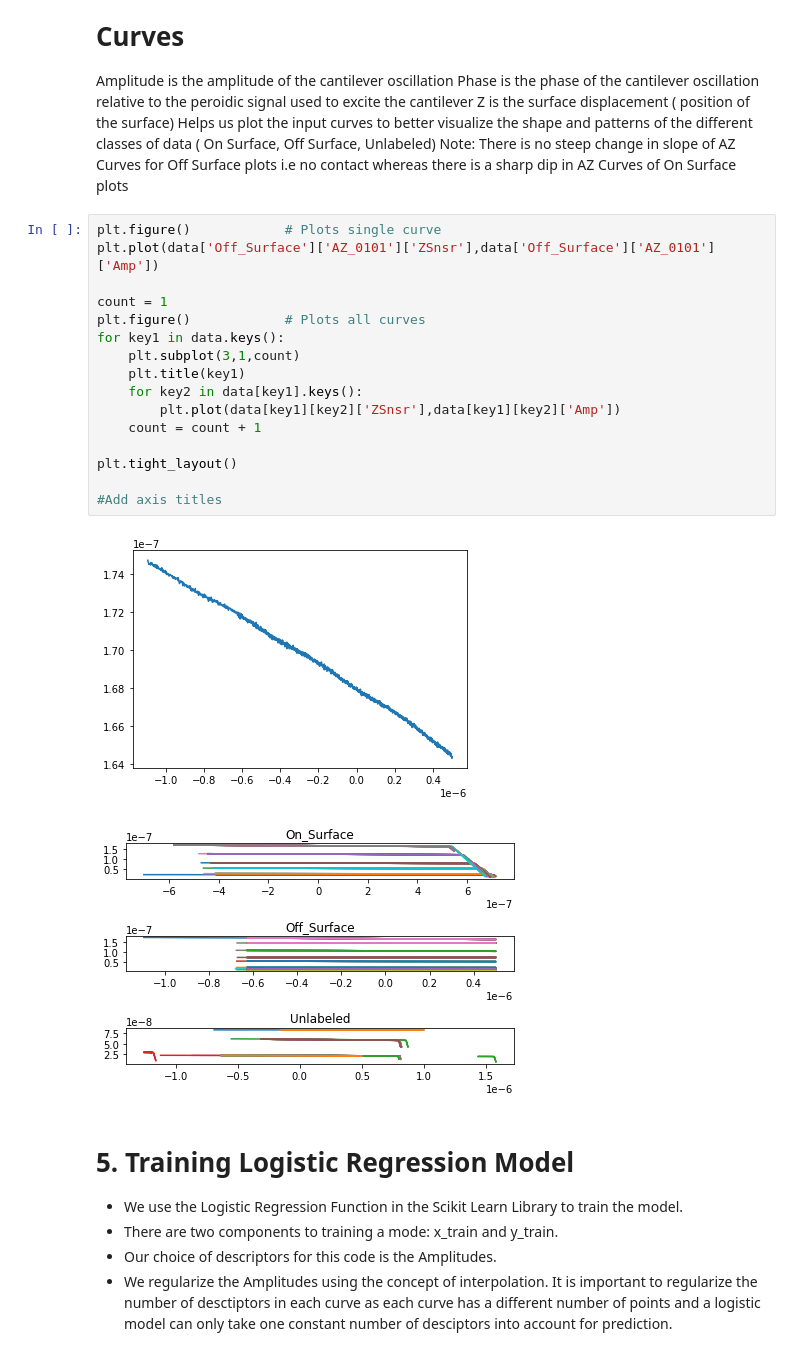
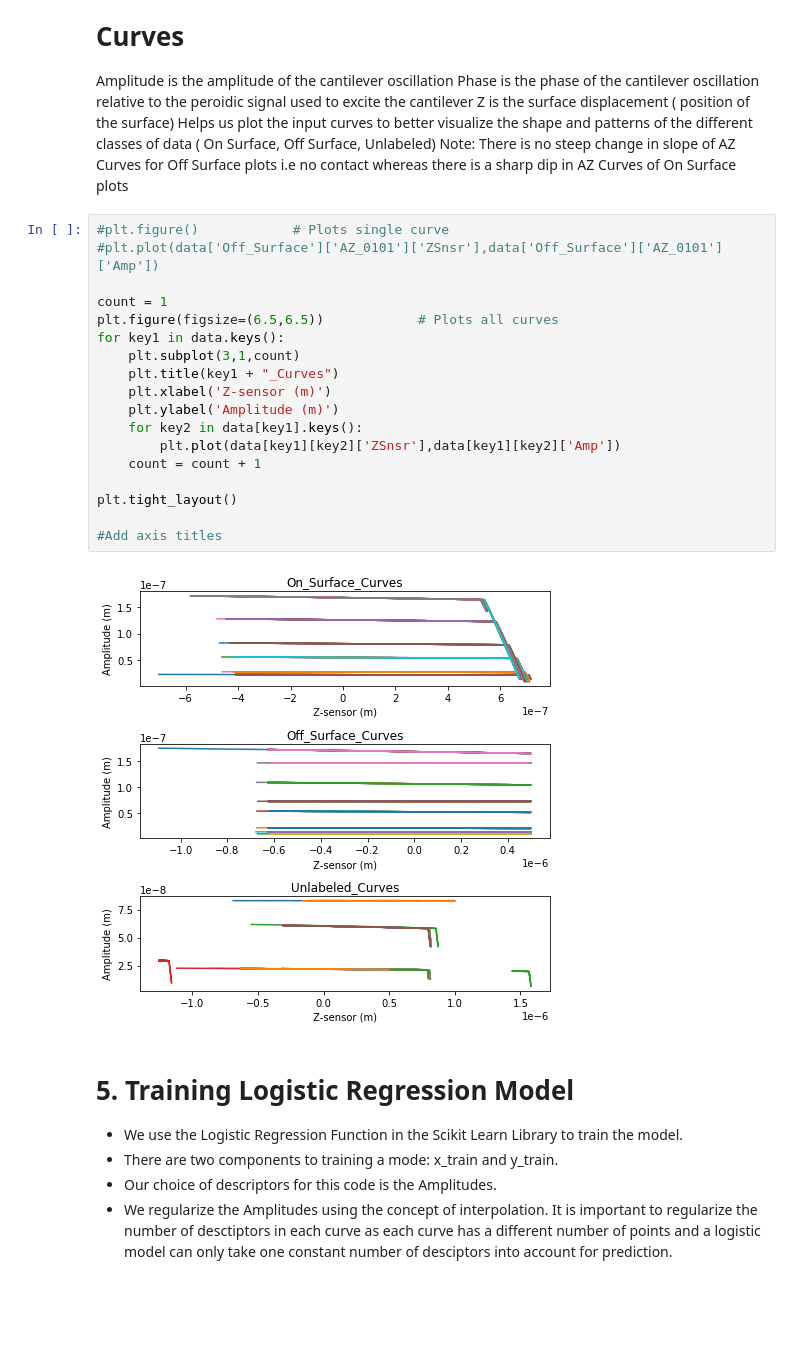
Before and after one commit to rbwagner147/AFM-ML-Tutorial, a Jupyter notebook: tutorial_notebook.ipynb, the cells around one changed output. Saved outputs shown, nothing was run; the diff lists cells and outputs as text; blank space fills up the shorter version.

Commit message:
Cleaning up plots

```diff
--- a/tutorial_notebook.ipynb
+++ b/tutorial_notebook.ipynb
@@ -103,24 +85,25 @@ Z is the surface displacement ( position of the surface)
 Helps us plot the input curves to better visualize the shape and patterns of the different classes of data ( On Surface, Off Surface, Unlabeled)
 Note: There is no steep change in slope of AZ Curves for Off Surface plots i.e no contact whereas there is a sharp dip in AZ Curves of On Surface plots
 # %%
-plt.figure()            # Plots single curve
-plt.plot(data['Off_Surface']['AZ_0101']['ZSnsr'],data['Off_Surface']['AZ_0101']['Amp'])
+#plt.figure()            # Plots single curve
+#plt.plot(data['Off_Surface']['AZ_0101']['ZSnsr'],data['Off_Surface']['AZ_0101']['Amp'])
 
 count = 1
-plt.figure()            # Plots all curves
+plt.figure(figsize=(6.5,6.5))            # Plots all curves
 for key1 in data.keys():
     plt.subplot(3,1,count)
-    plt.title(key1)
+    plt.title(key1 + "_Curves")
+    plt.xlabel('Z-sensor (m)')
+    plt.ylabel('Amplitude (m)')
     for key2 in data[key1].keys():
         plt.plot(data[key1][key2]['ZSnsr'],data[key1][key2]['Amp'])
     count = count + 1
 
 plt.tight_layout()
 
 #Add axis titles
 # %% [output]
-[figure, old version]
+[figure, new version]
-[figure, removed]
 # %% [markdown]
 # 5. Training Logistic Regression Model
 
```
Also changed, not shown: parts of 4 cells of this notebook.
